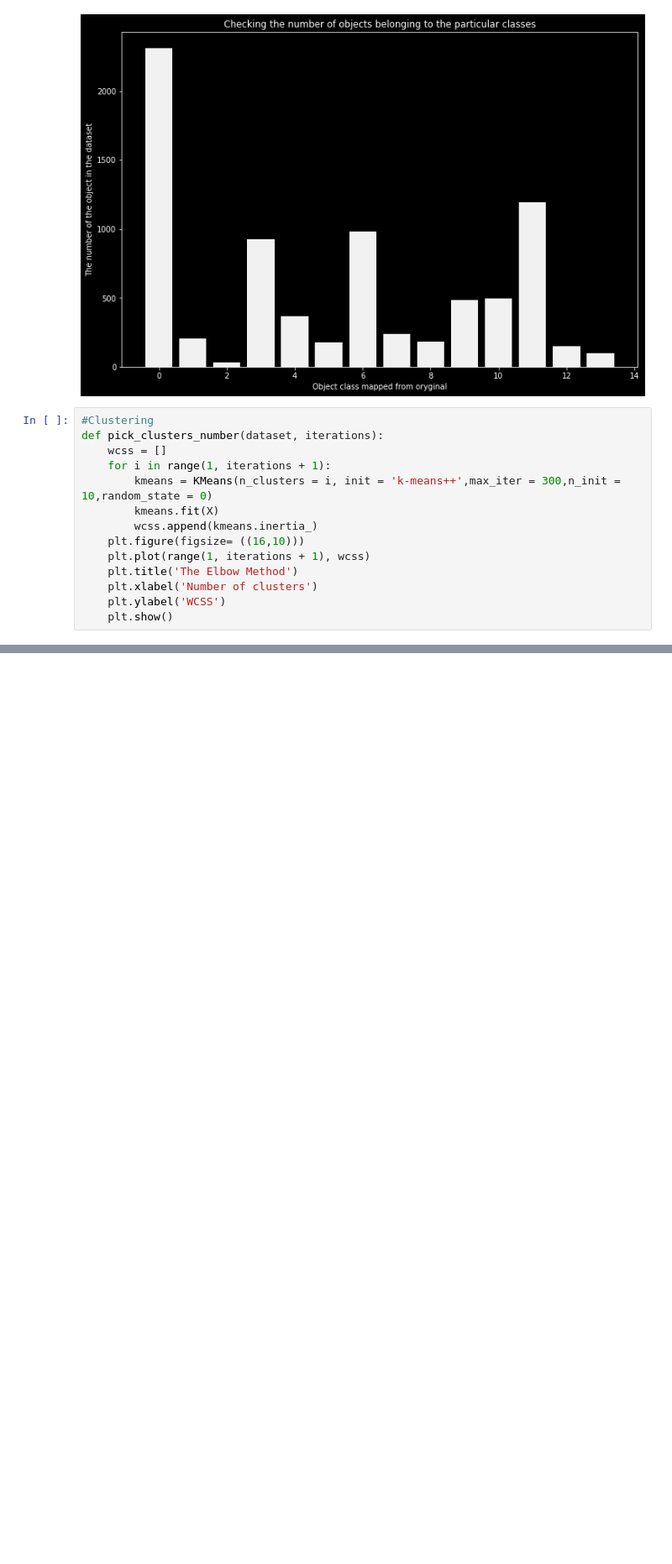
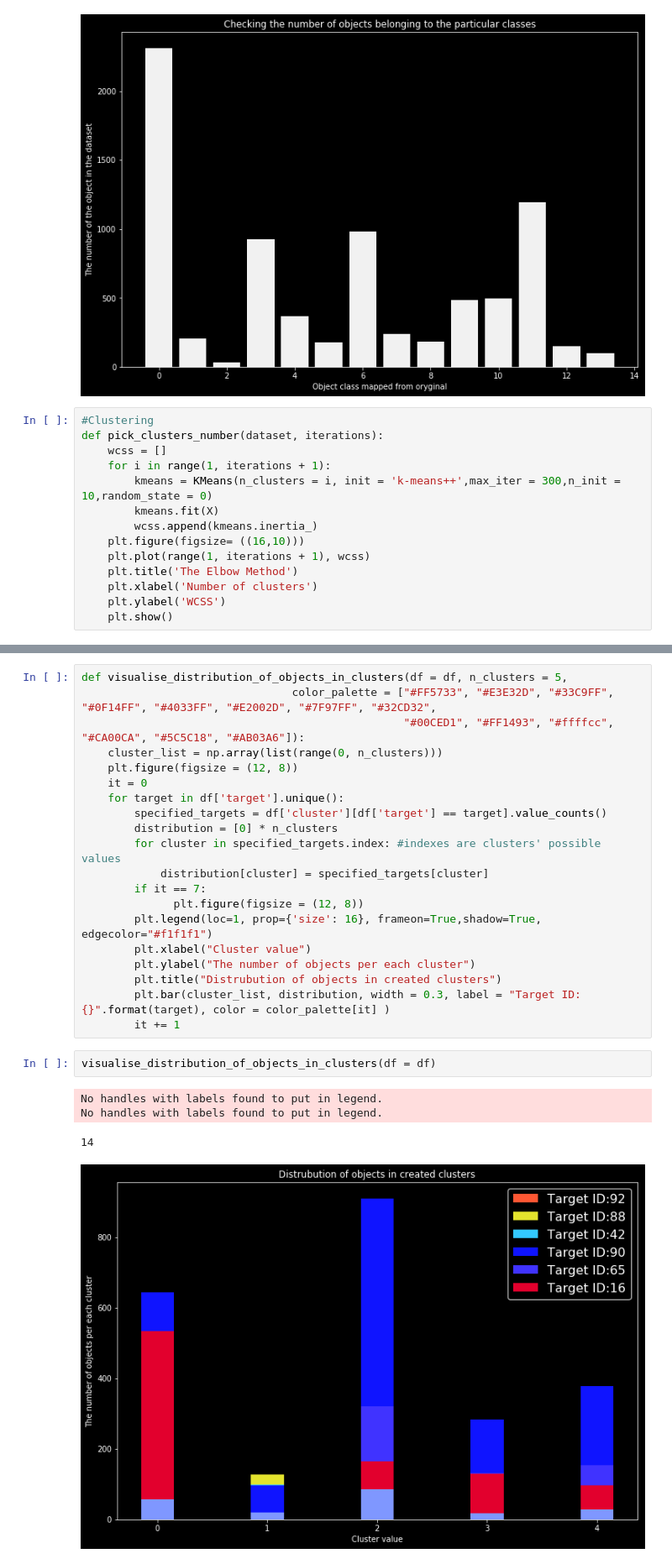
Before and after one commit to lukasy09/KernelDatabase.py, a Jupyter notebook: TheSenseOfTheUniverse/astronomical_research.ipynb, the cells around one changed output, grey strips where cells are left out. Shown at 84% size. Drawn from its saved outputs; the diff is of its cells as text; blank space fills up the shorter version.

```diff
--- a/TheSenseOfTheUniverse/astronomical_research.ipynb
+++ b/TheSenseOfTheUniverse/astronomical_research.ipynb
@@ -133,0 +129,27 @@ plt.scatter(X[y_kmeans == 4, 0], X[y_kmeans == 4, 1], s = 100, c = 'magenta', la
+# %%
+def visualise_distribution_of_objects_in_clusters(df = df, n_clusters = 5,
+                                color_palette = ["#FF5733", "#E3E32D", "#33C9FF", "#0F14FF", "#4033FF", "#E2002D", "#7F97FF", "#32CD32",
+                                                 "#00CED1", "#FF1493", "#ffffcc", "#CA00CA", "#5C5C18", "#AB03A6"]):
+    cluster_list = np.array(list(range(0, n_clusters)))
+    plt.figure(figsize = (12, 8))
+    it = 0
+    for target in df['target'].unique():
+        specified_targets = df['cluster'][df['target'] == target].value_counts()
+        distribution = [0] * n_clusters
+        for cluster in specified_targets.index: #indexes are clusters' possible values
+            distribution[cluster] = specified_targets[cluster]
+        if it == 7:
+              plt.figure(figsize = (12, 8))
+        plt.legend(loc=1, prop={'size': 16}, frameon=True,shadow=True, edgecolor="#f1f1f1")
+        plt.xlabel("Cluster value")
+        plt.ylabel("The number of objects per each cluster")
+        plt.title("Distrubution of objects in created clusters")
+        plt.bar(cluster_list, distribution, width = 0.3, label = "Target ID:{}".format(target), color = color_palette[it] )
+        it += 1
+# %%
+visualise_distribution_of_objects_in_clusters(df = df)
+# %% [output]
+No handles with labels found to put in legend.
+No handles with labels found to put in legend.
+14
+[figure, added]
```
Also changed, not shown: parts of 12 cells of this notebook.
